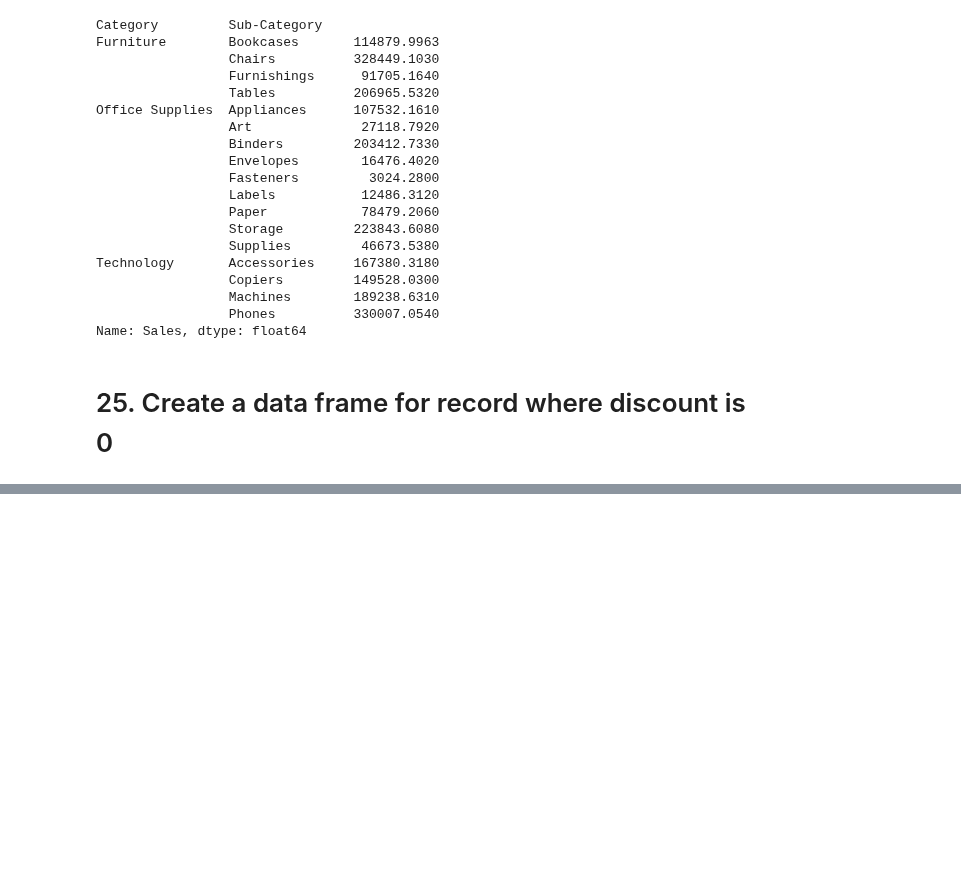
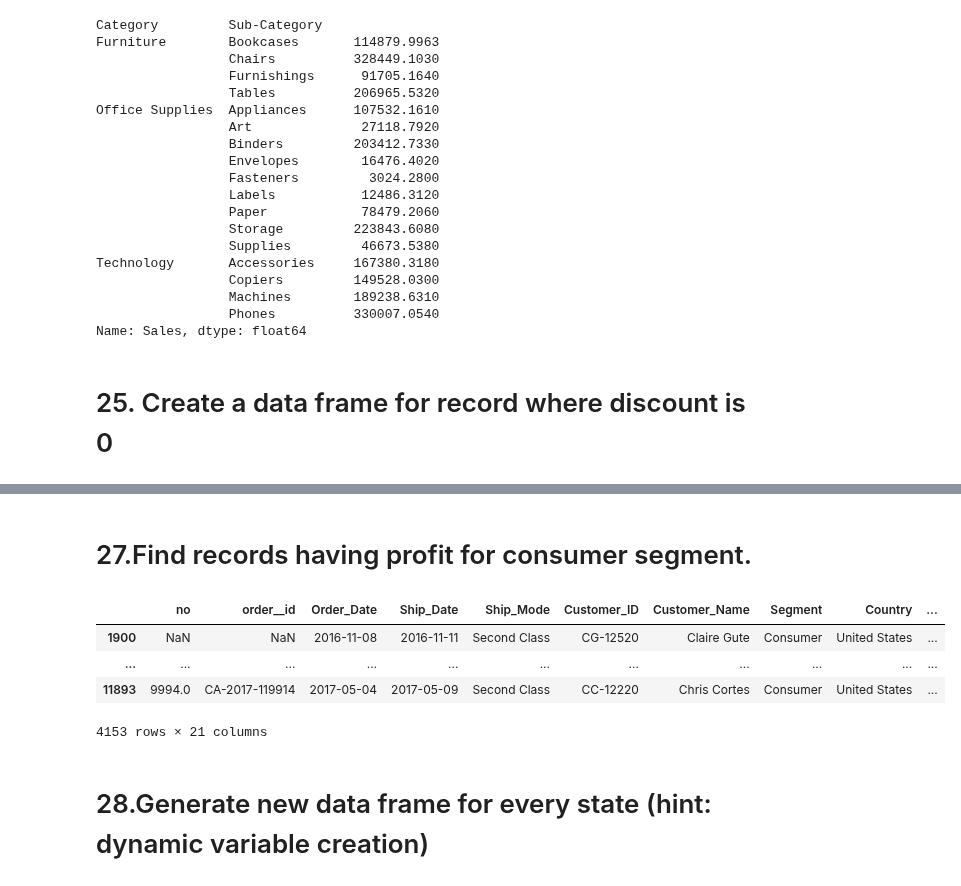
Before and after one commit to Rughwed/assignments, a Jupyter notebook: Numpy_and_pandas/a.ipynb, the cells around one changed output, grey strips where cells are left out. Drawn from its saved outputs; the diff is of its cells as text; code cells hidden in the pictures; blank space fills up the shorter version.

```diff
--- a/Numpy_and_pandas/a.ipynb
+++ b/Numpy_and_pandas/a.ipynb
@@ -485,0 +380,12 @@ read[read["Discount"]==0]
+# %% [markdown]
+# 27.Find records having profit for consumer segment.
+# %%
+read[(read["Segment"]=="Consumer" ) & (read["Profit"]>0)]
+# %% [output]
+|  | no | order__id | Order_Date | Ship_Date | Ship_Mode | Customer_ID | Customer_Name | Segment | Country | ... |
+| 1900 | NaN | NaN | 2016-11-08 | 2016-11-11 | Second Class | CG-12520 | Claire Gute | Consumer | United States | ... |
+| ... | ... | ... | ... | ... | ... | ... | ... | ... | ... | ... |
+| 11893 | 9994.0 | CA-2017-119914 | 2017-05-04 | 2017-05-09 | Second Class | CC-12220 | Chris Cortes | Consumer | United States | ... |
+4153 rows × 21 columns
+# %% [markdown]
+# 28.Generate new data frame for every state (hint: dynamic variable creation)
```
Also changed, not shown: parts of 18 cells of this notebook.
